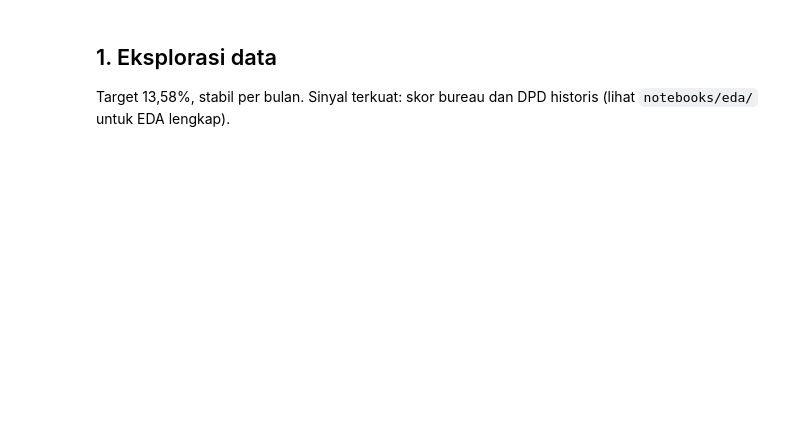
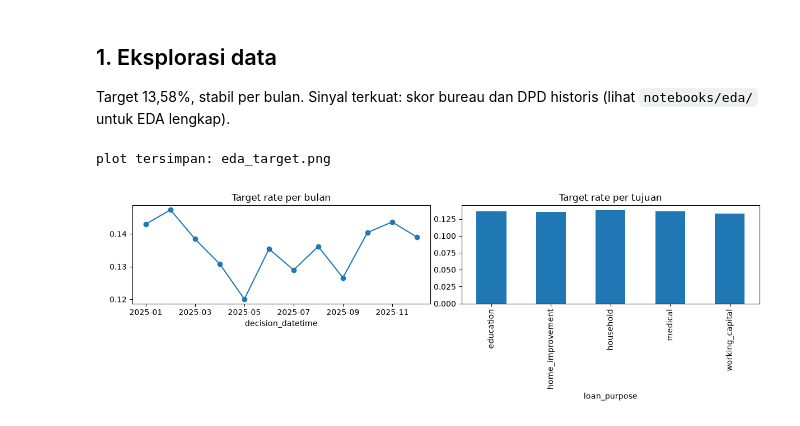
Before and after one commit to SuperBypassUdinnn/logika-ui-2026-experiment, a Jupyter notebook: notebooks/final/candidates/exp080-lgbm/DSC0167_Last_Call_Notebook.ipynb, the cells around one changed output. Cells and saved outputs as stored; diff of their text form; code cells hidden in the pictures; blank space fills up the shorter version.

```diff
--- a/notebooks/final/candidates/exp080-lgbm/DSC0167_Last_Call_Notebook.ipynb
+++ b/notebooks/final/candidates/exp080-lgbm/DSC0167_Last_Call_Notebook.ipynb
@@ -23,6 +23,15 @@ def find_data():
         for dirpath, _, files in os.walk(root):
             if "train_applications.csv" in files:
                 return dirpath
+    d = os.getcwd()
+    for _ in range(6):
+        cand = os.path.join(d, "data", "train_applications.csv")
+        if os.path.isfile(cand):
+            return os.path.join(d, "data")
+        nd = os.path.dirname(d)
+        if nd == d:
+            break
+        d = nd
     return None
 DATA = find_data()
 assert DATA is not None, ("data tidak ditemukan; "
@@ -956,18 +974,22 @@ Target 13,58%, stabil per bulan. Sinyal terkuat: skor bureau dan DPD historis (l
 # %%
 import matplotlib
 matplotlib.use('Agg')
 import matplotlib.pyplot as plt
-tr = pd.read_csv(data / 'train_applications.csv')
+from pathlib import Path
+tr = pd.read_csv(Path(DATA) / 'train_applications.csv')
 fig, ax = plt.subplots(1, 2, figsize=(12, 4))
 tr.groupby(tr.decision_datetime.str[:7]).target.mean().plot(ax=ax[0], marker='o')
 ax[0].set_title('Target rate per bulan')
 tr.groupby('loan_purpose').target.mean().plot.bar(ax=ax[1])
 ax[1].set_title('Target rate per tujuan')
 plt.tight_layout()
 plt.savefig('eda_target.png', dpi=100)
 print('plot tersimpan: eda_target.png')
 from IPython.display import Image
 Image('eda_target.png')
+# %% [output]
+plot tersimpan: eda_target.png
+[figure, added]
 # %%
 y = train_apps["target"].to_numpy()
 oof = np.zeros(len(train_apps))
```
Also changed, not shown: parts of 3 cells of this notebook, 3 other files.
